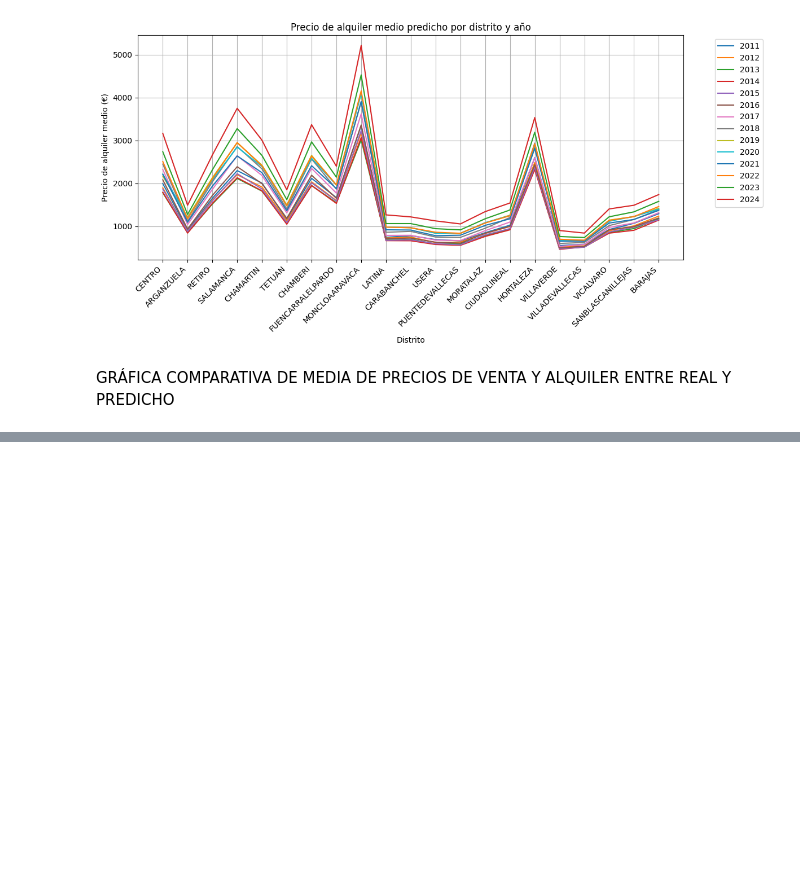
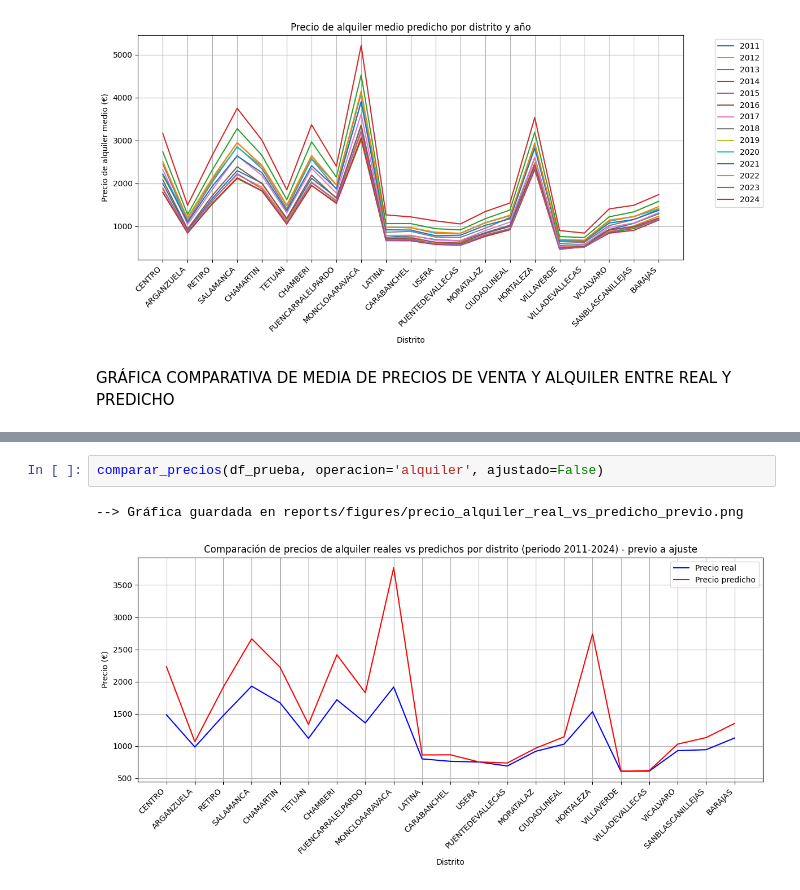
Before and after one commit to JorgeGM8/TFM_Data_Science, a Jupyter notebook: notebooks/gráficas_desviacion_tipica.ipynb, the cells around one changed output, grey strips where cells are left out. Cells and saved outputs as stored; diff of their text form; blank space fills up the shorter version.

```diff
--- a/notebooks/gráficas_desviacion_tipica.ipynb
+++ b/notebooks/gráficas_desviacion_tipica.ipynb
@@ -60,0 +59,5 @@ En cuestión a los precios de alquiler, se observa mayor dispersión en los dist
+# %%
+comparar_precios(df_prueba, operacion='alquiler', ajustado=False)
+# %% [output]
+--> Gráfica guardada en reports/figures/precio_alquiler_real_vs_predicho_previo.png
+[figure, added]
```
Also changed, not shown: parts of 6 cells of this notebook, 8 other files.
